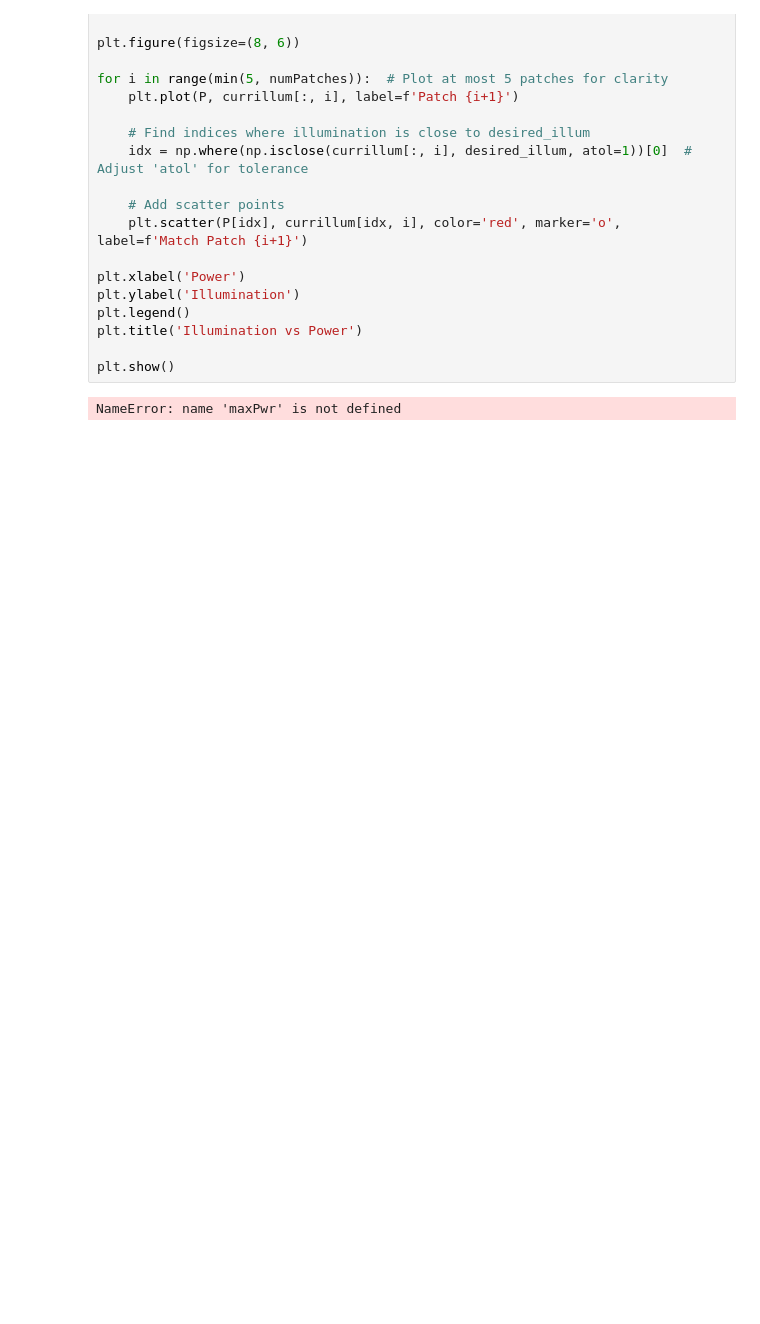
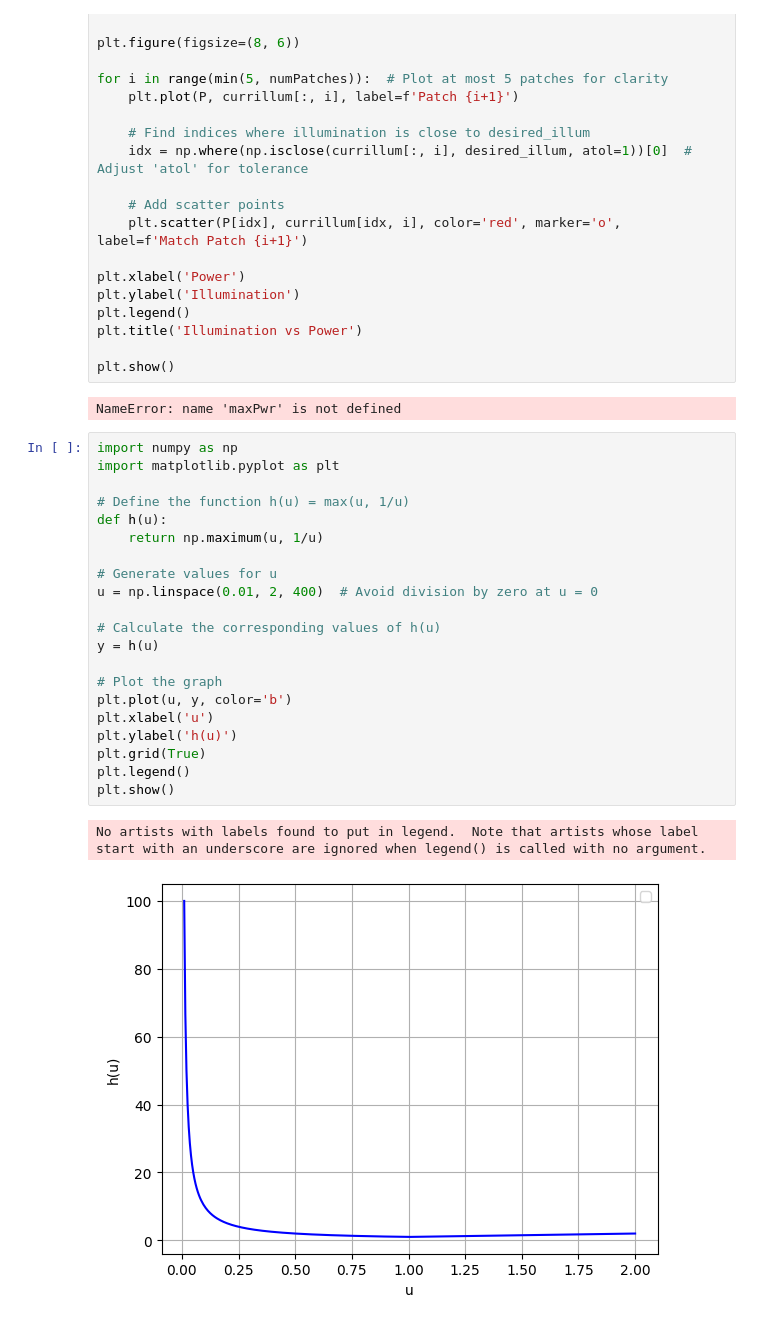
Before and after one commit to felypemaciel/lamps, a Jupyter notebook: testing_python.ipynb, the cells around one changed output. Saved outputs shown, nothing was run; the diff lists cells and outputs as text; blank space fills up the shorter version.

```diff
--- a/testing_python.ipynb
+++ b/testing_python.ipynb
@@ -39,3 +39,27 @@ plt.title('Illumination vs Power')
 plt.show()
 # %% [output]
 NameError: name 'maxPwr' is not defined
+# %%
+import numpy as np
+import matplotlib.pyplot as plt
+
+# Define the function h(u) = max(u, 1/u)
+def h(u):
+    return np.maximum(u, 1/u)
+
+# Generate values for u
+u = np.linspace(0.01, 2, 400)  # Avoid division by zero at u = 0
+
+# Calculate the corresponding values of h(u)
+y = h(u)
+
+# Plot the graph
+plt.plot(u, y, color='b')
+plt.xlabel('u')
+plt.ylabel('h(u)')
+plt.grid(True)
+plt.legend()
+plt.show()
+# %% [output]
+No artists with labels found to put in legend.  Note that artists whose label start with an underscore are ignored when legend() is called with no argument.
+[figure, added]
```
Also changed, not shown: 1 other file.
